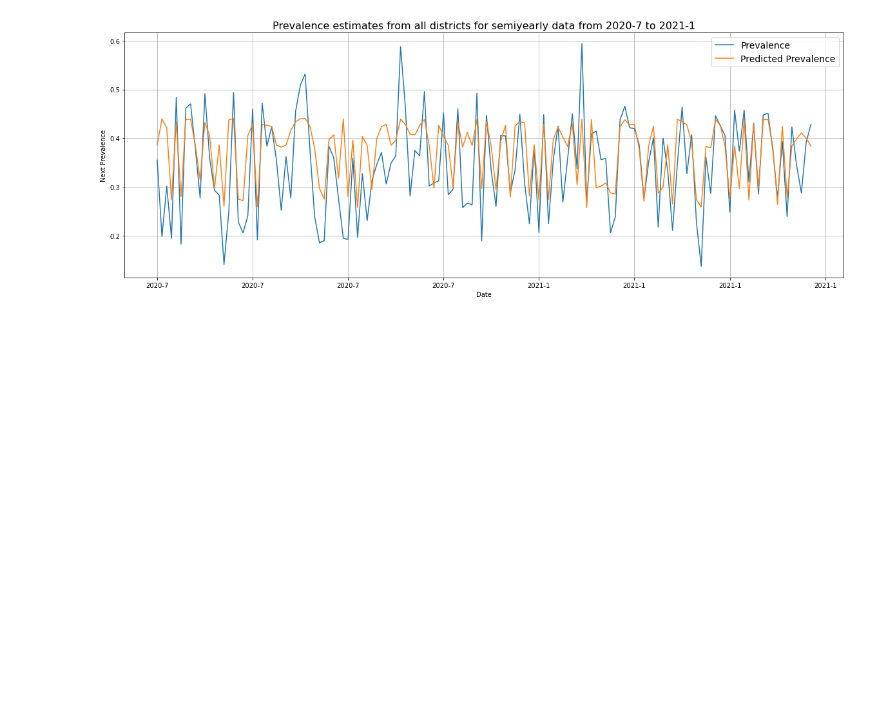
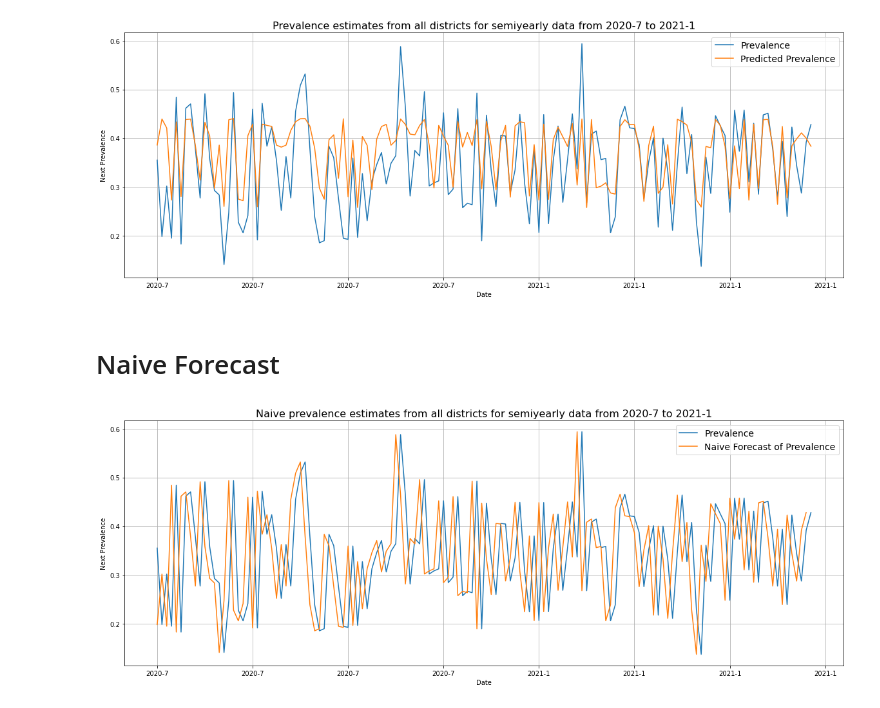
Before and after one commit to LeanderHuyghe/Wasting_Prediction, a Jupyter notebook: Visualising Predictions.ipynb, the cells around one changed output. Saved outputs shown, nothing was run; the diff lists cells and outputs as text; code cells hidden in the pictures; blank space fills up the shorter version.

Commit message:
Visualising predictions and naive forecast

```diff
--- a/Visualising Predictions.ipynb
+++ b/Visualising Predictions.ipynb
@@ -81,3 +81,14 @@ plot_time_series(timesteps=np.arange(138),values=predictions, label="Predicted P
 plt.xticks(np.arange(0,160,step=20),labels=["2020-7", "2020-7", "2020-7", "2020-7", "2021-1","2021-1", "2021-1","2021-1"]);
 # %% [output]
 [figure]
+# %% [markdown]
+# Naive Forecast
+# %%
+naive_forecast = ytest[:-1]
+plt.figure(figsize=(20,7))
+plt.title("Naive prevalence estimates from all districts for semiyearly data from 2020-7 to 2021-1",size=16)
+plot_time_series(timesteps=np.arange(138),values=ytest, label="Prevalence")
+plot_time_series(timesteps=np.arange(137),values=ytest[1:], label="Naive Forecast of Prevalence")
+plt.xticks(np.arange(0,160,step=20),labels=["2020-7", "2020-7", "2020-7", "2020-7", "2021-1","2021-1", "2021-1","2021-1"]);
+# %% [output]
+[figure, added]
```
Also changed, not shown: parts of 1 cell of this notebook.
